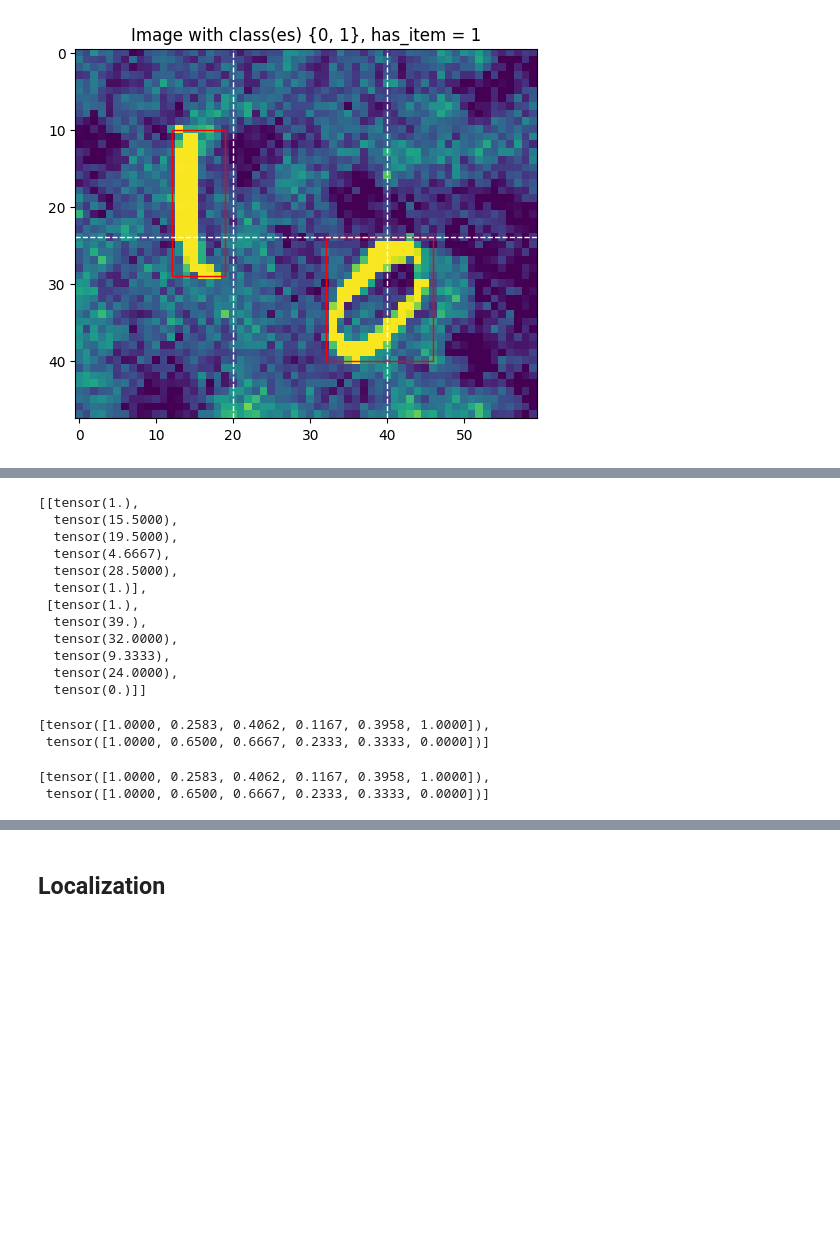
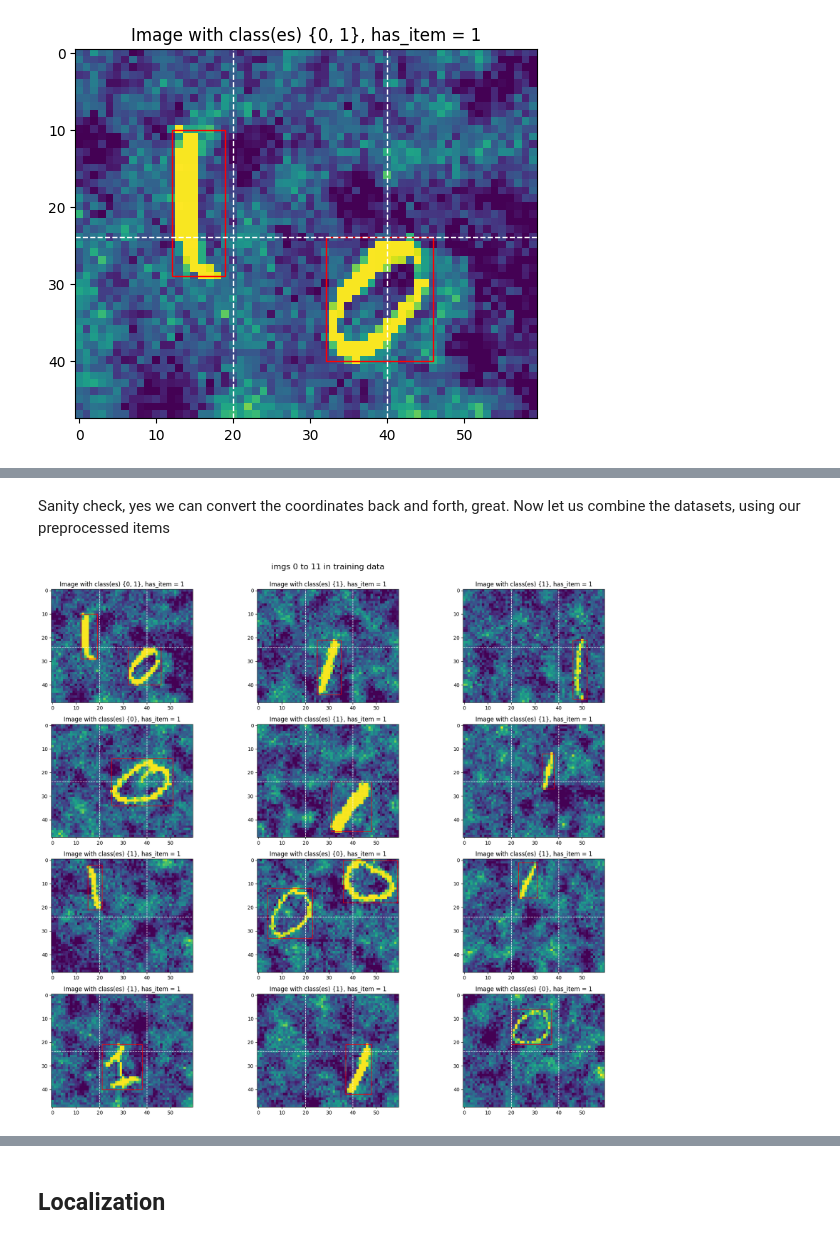
Before and after one commit to Freskoko/inf265_projects, a Jupyter notebook: assignments/src/project_2/Object_detection.ipynb, the cells around one changed output, grey strips where cells are left out. Cells and saved outputs as stored; diff of their text form; code cells hidden in the pictures; blank space fills up the shorter version.

```diff
--- a/assignments/src/project_2/Object_detection.ipynb
+++ b/assignments/src/project_2/Object_detection.ipynb
@@ -31,9 +35,7 @@ SEED = 265
 torch.manual_seed(SEED)
 torch.set_default_dtype(torch.float32)
 # %%
-IMG_HEIGHT, IMG_WIDTH = 48, 60
 TOTAL_ROWS, TOTAL_COLS = 2, 3
-DATA_DIR = Path("data")
 BATCH_SIZE = 32
 # %%
 EPOCH_INVESTIGATE_POINTS = [2,4,6,8,10]
@@ -305,25 +251,0 @@ tensor([1.0000, 0.7750, 0.8125, 0.3500, 0.7917, 1.0000])
-# %%
-globals_check
-# %% [output]
-[[tensor(1.),
-  tensor(15.5000),
-  tensor(19.5000),
-  tensor(4.6667),
-  tensor(28.5000),
-  tensor(1.)],
- [tensor(1.),
-  tensor(39.),
-  tensor(32.0000),
-  tensor(9.3333),
-  tensor(24.0000),
-  tensor(0.)]]
-# %%
-global_coords
-# %% [output]
-[tensor([1.0000, 0.2583, 0.4062, 0.1167, 0.3958, 1.0000]),
- tensor([1.0000, 0.6500, 0.6667, 0.2333, 0.3333, 0.0000])]
-# %%
-dataset_train[0]
-# %% [output]
-[tensor([1.0000, 0.2583, 0.4062, 0.1167, 0.3958, 1.0000]),
- tensor([1.0000, 0.6500, 0.6667, 0.2333, 0.3333, 0.0000])]
@@ -362,0 +252,38 @@ dataset_train[0]
+# %% [markdown]
+Sanity check, yes we can convert the coordinates back and forth, great. Now let us combine the datasets, using our preprocessed items
+# %%
+# todo : do this efficent using pytorch
+dataset_train = [(dataset_train_imgs[i][0], dataset_train[i]) for i in range(len(dataset_train))]
+dataset_val = [(dataset_val_imgs[i][0], dataset_val[i]) for i in range(len(dataset_val))]
+dataset_test = [(dataset_test_imgs[i][0], dataset_test[i]) for i in range(len(dataset_test))]
+# %%
+def plot_multiple(indicies: list, title: str, dataset, model_title):
+    n = len(indicies)
+    cols = 3
+    rows = math.ceil(n / cols)
+
+    fig, axes = plt.subplots(rows, cols, figsize=(6 * cols, 4 * rows))
+    axes = axes.flatten() if n > 1 else [axes]
+
+    fig.suptitle(f"{title}", fontsize=16)
+
+    for ax, index in zip(axes, indicies):
+        # pixels, global coords
+        plot_image(dataset[index], ax)
+
+    for i in range(n, len(axes)):
+        fig.delaxes(axes[i])
+
+    plt.tight_layout(rect=[0, 0, 1, 0.98])
+    fig.savefig(save_dir / f"{model_title}.png", dpi=500)
+
+    plt.show()
+
+plot_multiple(
+    [i for i in range(12)],
+    "imgs 0 to 11 in training data",
+    dataset_train,
+    "data_explore_train"
+)
+# %% [output]
+[figure, added]
```
Also changed, not shown: parts of 24 cells of this notebook, 7 other files.
